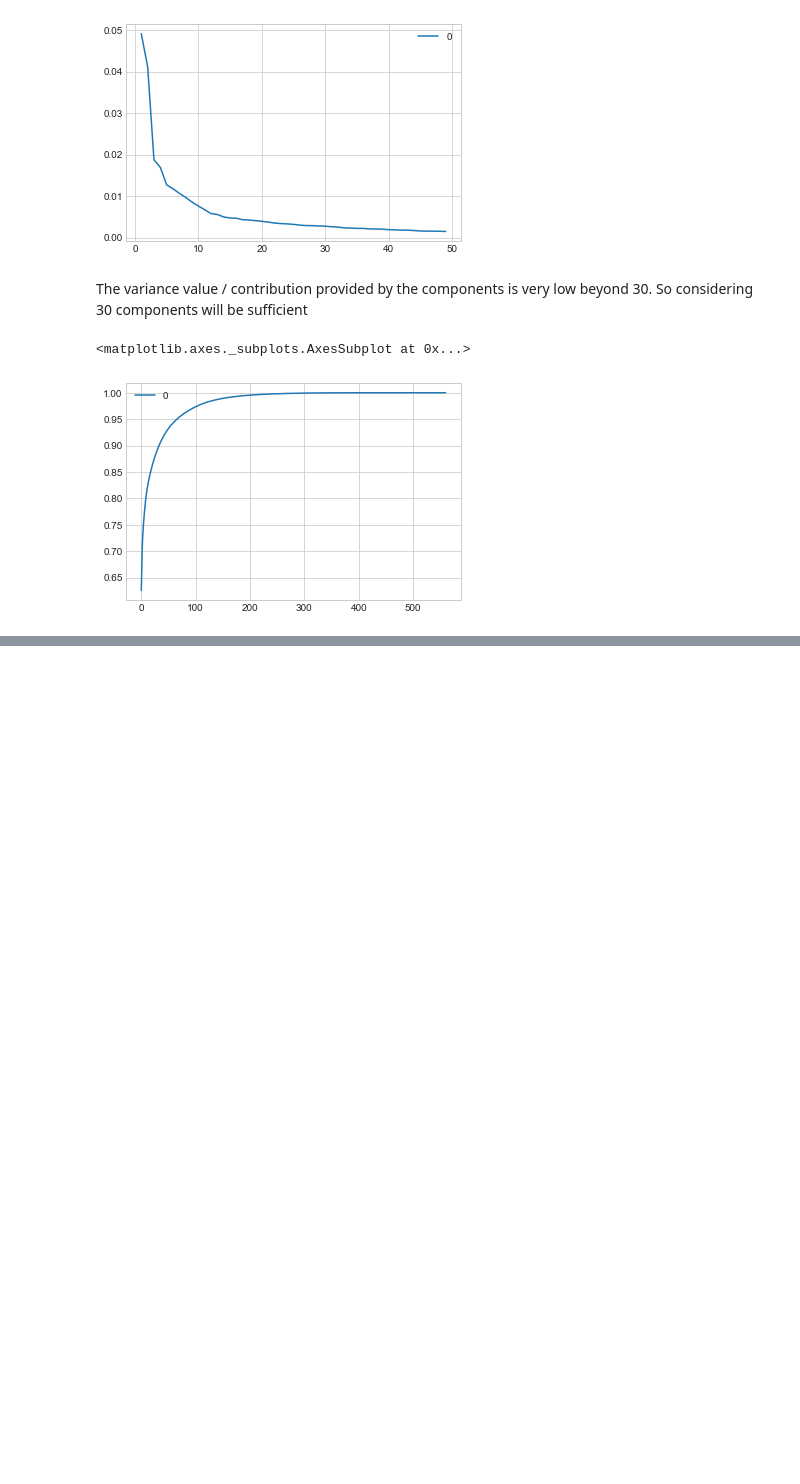
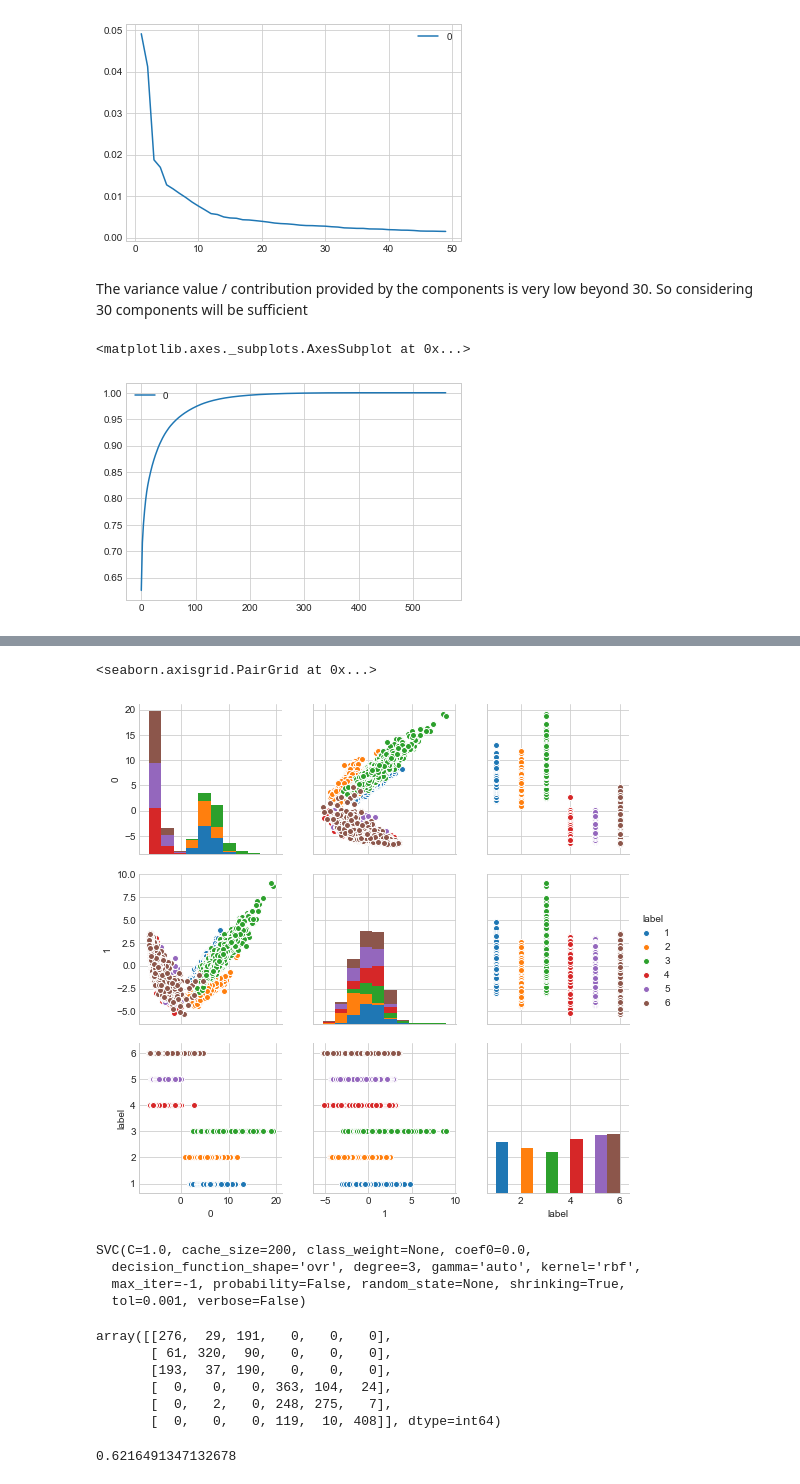
Before and after one commit to Srikar07/Kaggle_Titanic, a Jupyter notebook: Human_Acitvity/UCI solution.ipynb, the cells around one changed output, grey strips where cells are left out. Drawn from its saved outputs; the diff is of its cells as text; code cells hidden in the pictures; blank space fills up the shorter version.

```diff
--- a/Human_Acitvity/UCI solution.ipynb
+++ b/Human_Acitvity/UCI solution.ipynb
@@ -139 +140,14 @@ X_train_pca.head()
 5 rows × 31 columns
+# %%
+sb.pairplot(X_train_set[[0,1,'label']], hue="label")
+# %% [output]
+<seaborn.axisgrid.PairGrid at 0x...>
+[figure, added]
+# %%
+clf = svm.SVC()
+clf.fit(X_train_pca,Y_train)
+# %% [output]
+SVC(C=1.0, cache_size=200, class_weight=None, coef0=0.0,
+  decision_function_shape='ovr', degree=3, gamma='auto', kernel='rbf',
+  max_iter=-1, probability=False, random_state=None, shrinking=True,
+  tol=0.001, verbose=False)
@@ -139,0 +160,13 @@ X_train_pca.head()
+# %%
+confusion_matrix(Y_test, pred)
+# %% [output]
+array([[276,  29, 191,   0,   0,   0],
+       [ 61, 320,  90,   0,   0,   0],
+       [193,  37, 190,   0,   0,   0],
+       [  0,   0,   0, 363, 104,  24],
+       [  0,   2,   0, 248, 275,   7],
+       [  0,   0,   0, 119,  10, 408]], dtype=int64)
+# %%
+accuracy_score(Y_test, pred)
+# %% [output]
+0.6216491347132678
```
Also changed, not shown: parts of 5 cells of this notebook.
